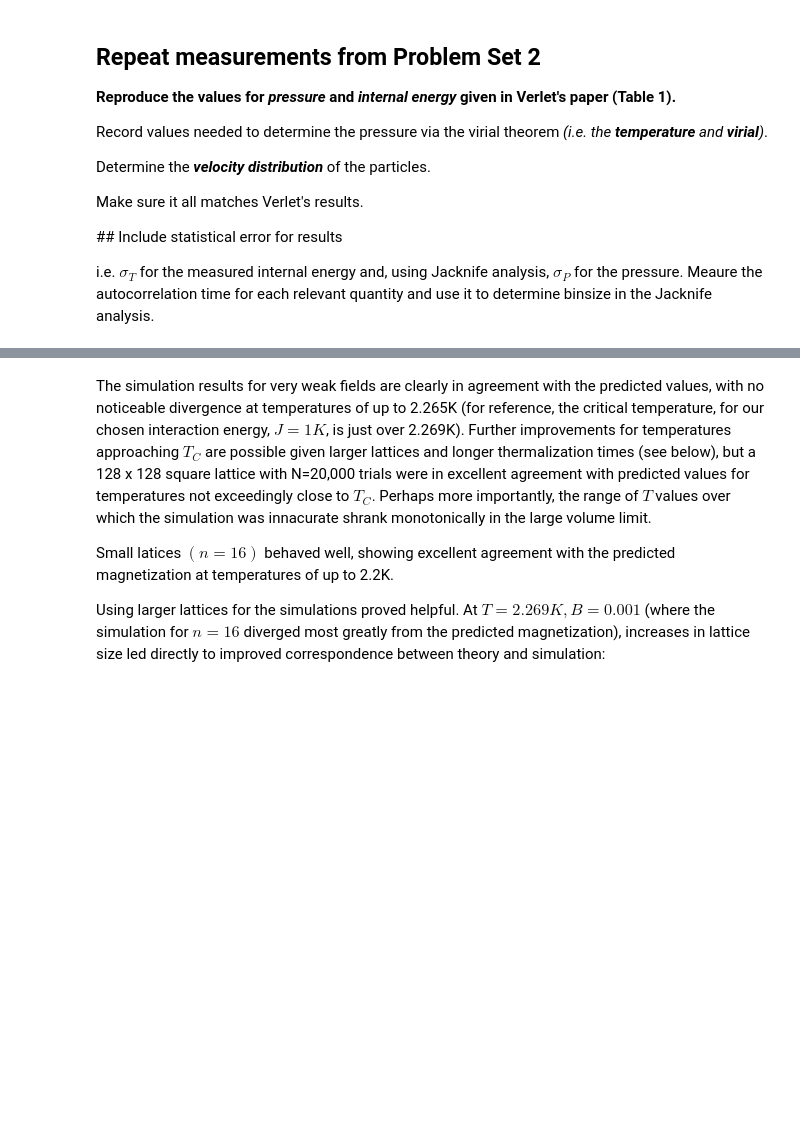
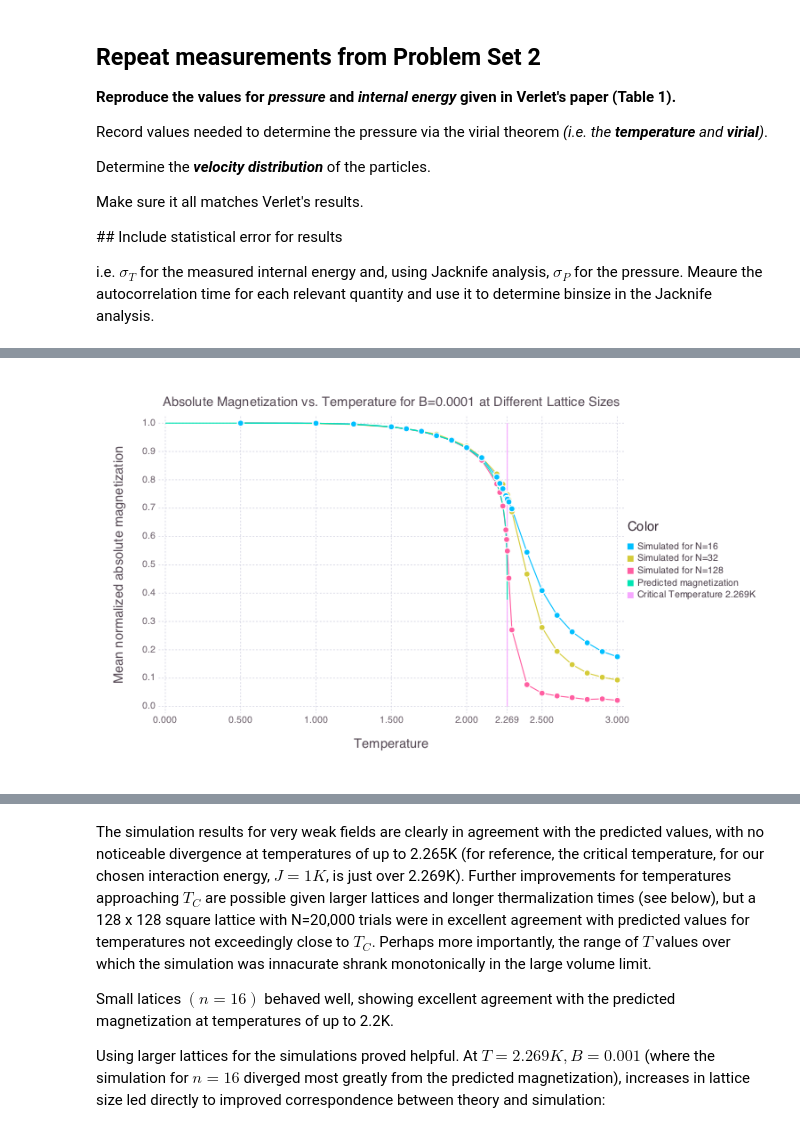
Before and after one commit to stefco/g6080, a Jupyter notebook: set04/sci-comp-hw-4-stefan.ipynb, the cells around one changed output, grey strips where cells are left out. Cells and saved outputs as stored; diff of their text form; code cells hidden in the pictures; blank space fills up the shorter version.

```diff
--- a/set04/sci-comp-hw-4-stefan.ipynb
+++ b/set04/sci-comp-hw-4-stefan.ipynb
@@ -64 +65,5 @@ Importing Gadfly... done.
+# %%
+plots[2]
+# %% [output]
+[figure, added]
 # %%
```
Also changed, not shown: parts of 14 cells of this notebook, 1 other file.
